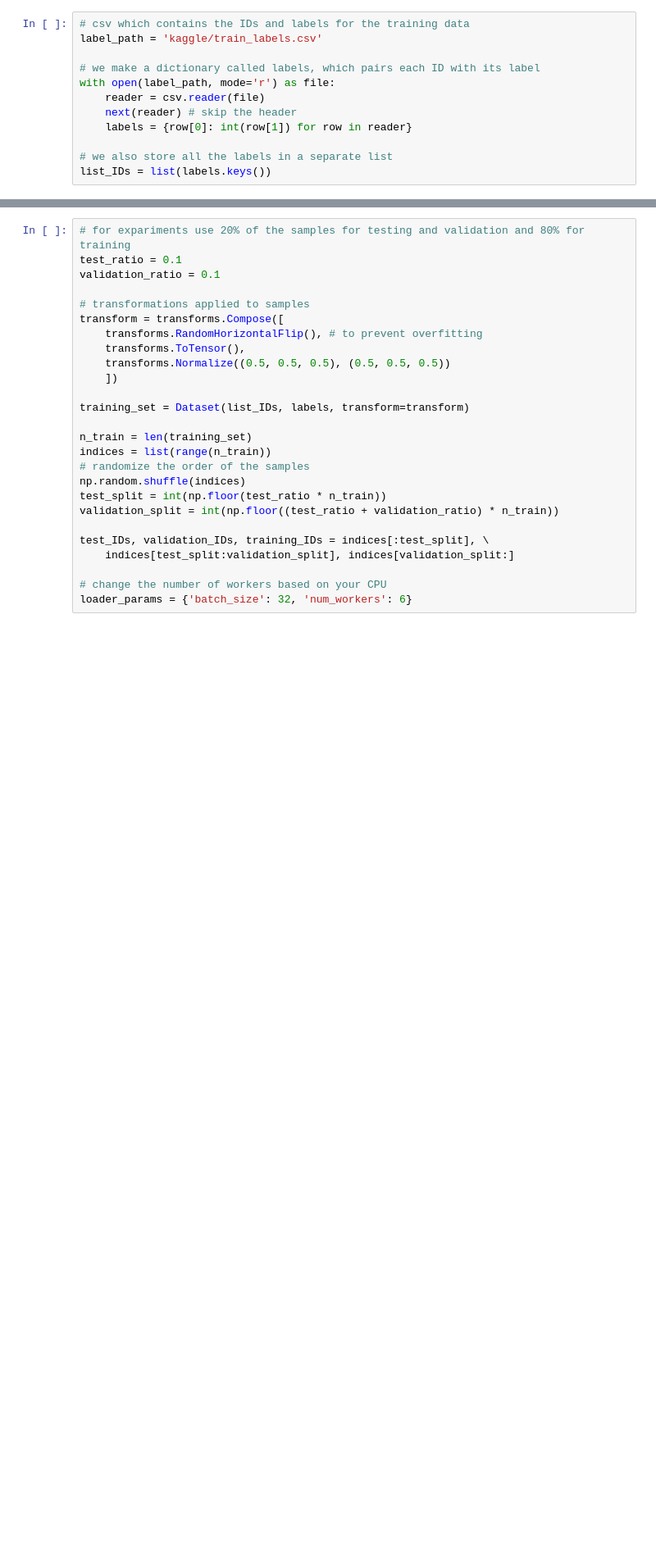
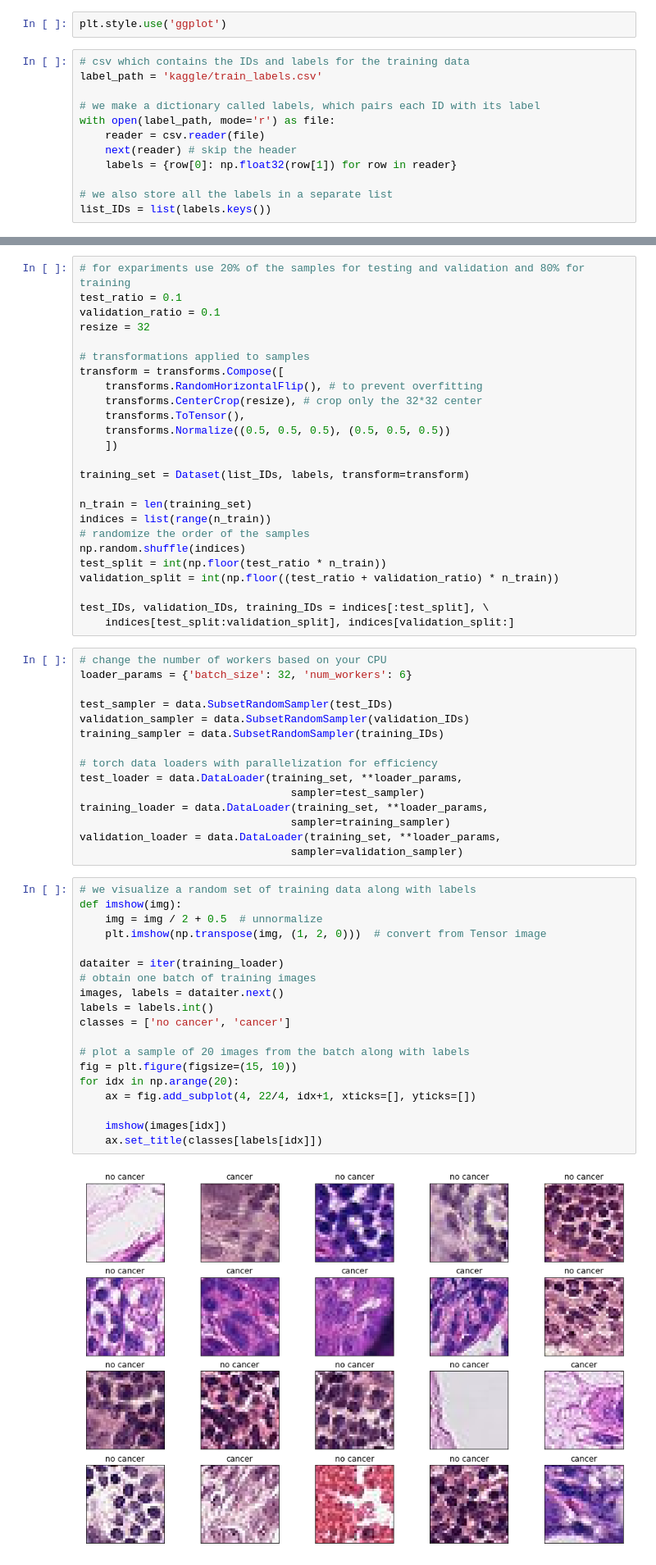
Before and after one commit to dukeprashanth/BCNN_cancer_detection, a Jupyter notebook: BCNN_histopathological_image_classification.ipynb, the cells around one changed output, grey strips where cells are left out. Shown at 82% size. Cells and saved outputs as stored; diff of their text form; blank space fills up the shorter version.

```diff
--- a/BCNN_histopathological_image_classification.ipynb
+++ b/BCNN_histopathological_image_classification.ipynb
@@ -50,6 +86,8 @@ from PIL import Image
 from torch.utils import data
 from torchvision import transforms
 from torchvision.transforms import ToTensor
+# %%
+plt.style.use('ggplot')
 # %%
 # csv which contains the IDs and labels for the training data
 label_path = 'kaggle/train_labels.csv'
@@ -58,7 +96,7 @@ label_path = 'kaggle/train_labels.csv'
 with open(label_path, mode='r') as file:
     reader = csv.reader(file)
     next(reader) # skip the header
-    labels = {row[0]: int(row[1]) for row in reader}
+    labels = {row[0]: np.float32(row[1]) for row in reader}
 
 # we also store all the labels in a separate list
 list_IDs = list(labels.keys())
@@ -87,10 +125,12 @@ class Dataset(data.Dataset):
 # for expariments use 20% of the samples for testing and validation and 80% for training
 test_ratio = 0.1
 validation_ratio = 0.1
+resize = 32
 
 # transformations applied to samples
 transform = transforms.Compose([
     transforms.RandomHorizontalFlip(), # to prevent overfitting
+    transforms.CenterCrop(resize), # crop only the 32*32 center
     transforms.ToTensor(),
     transforms.Normalize((0.5, 0.5, 0.5), (0.5, 0.5, 0.5))
     ])
@@ -106,6 +146,39 @@ validation_split = int(np.floor((test_ratio + validation_ratio) * n_train))
 
 test_IDs, validation_IDs, training_IDs = indices[:test_split], \
     indices[test_split:validation_split], indices[validation_split:]
-
-# change the number of workers based on your CPU
-loader_params = {'batch_size': 32, 'num_workers': 6}
+# %%
+# change the number of workers based on your CPU
+loader_params = {'batch_size': 32, 'num_workers': 6}
+
+test_sampler = data.SubsetRandomSampler(test_IDs)
+validation_sampler = data.SubsetRandomSampler(validation_IDs)
+training_sampler = data.SubsetRandomSampler(training_IDs)
+
+# torch data loaders with parallelization for efficiency
+test_loader = data.DataLoader(training_set, **loader_params,
+                                 sampler=test_sampler)
+training_loader = data.DataLoader(training_set, **loader_params,
+                                 sampler=training_sampler)
+validation_loader = data.DataLoader(training_set, **loader_params,
+                                 sampler=validation_sampler)
+# %%
+# we visualize a random set of training data along with labels
+def imshow(img):
+    img = img / 2 + 0.5  # unnormalize
+    plt.imshow(np.transpose(img, (1, 2, 0)))  # convert from Tensor image
+
+dataiter = iter(training_loader)
+# obtain one batch of training images
+images, labels = dataiter.next()
+labels = labels.int()
+classes = ['no cancer', 'cancer']
+
+# plot a sample of 20 images from the batch along with labels
+fig = plt.figure(figsize=(15, 10))
+for idx in np.arange(20):
+    ax = fig.add_subplot(4, 22/4, idx+1, xticks=[], yticks=[])
+
+    imshow(images[idx])
+    ax.set_title(classes[labels[idx]])
+# %% [output]
+[figure, added]
```
Also changed, not shown: parts of 39 cells of this notebook.
